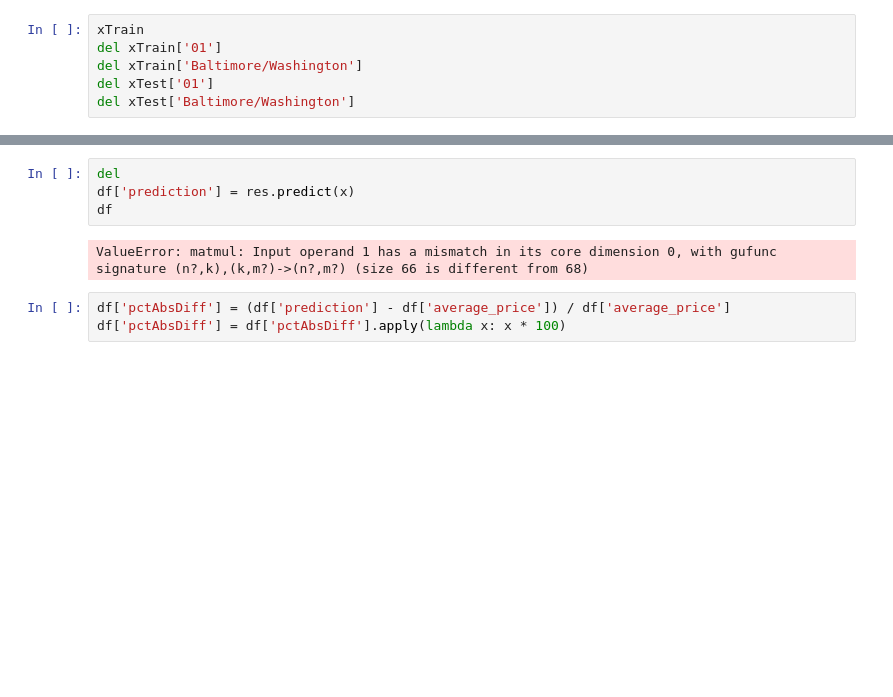
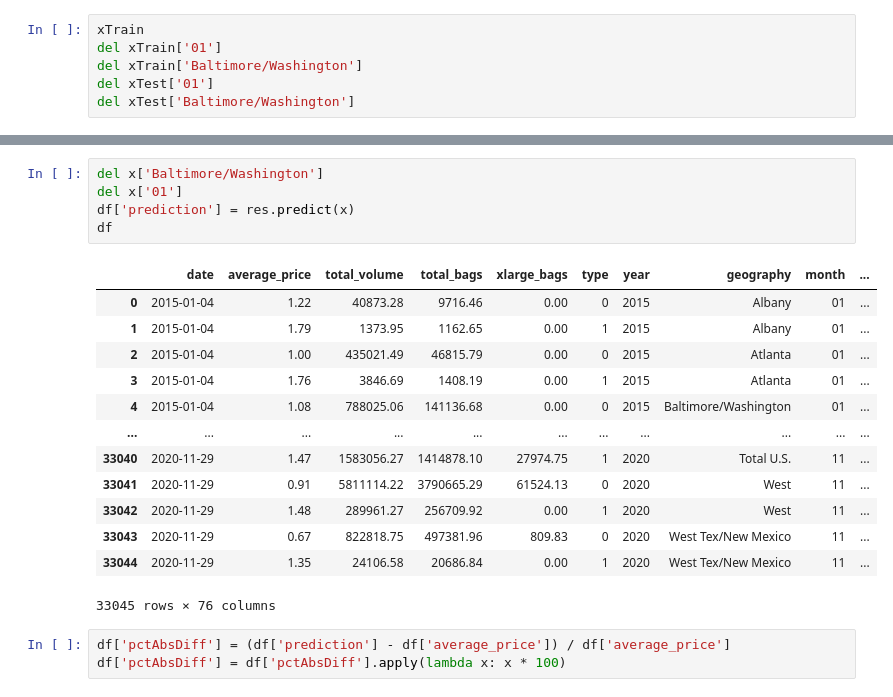
Before and after one commit to plqualls/CADO, a Jupyter notebook: report.ipynb, the cells around one changed output, grey strips where cells are left out. Drawn from its saved outputs; the diff is of its cells as text; blank space fills up the shorter version.

```diff
--- a/report.ipynb
+++ b/report.ipynb
@@ -210,9 +210,22 @@ RSQ = 0.24094570191081854
 # %%
-del
+del x['Baltimore/Washington']
+del x['01']
 df['prediction'] = res.predict(x)
 df
 # %% [output]
+|  | date | average_price | total_volume | total_bags | xlarge_bags | type | year | geography | month | ... |
+| 0 | 2015-01-04 | 1.22 | 40873.28 | 9716.46 | 0.00 | 0 | 2015 | Albany | 01 | ... |
+| 1 | 2015-01-04 | 1.79 | 1373.95 | 1162.65 | 0.00 | 1 | 2015 | Albany | 01 | ... |
+| 2 | 2015-01-04 | 1.00 | 435021.49 | 46815.79 | 0.00 | 0 | 2015 | Atlanta | 01 | ... |
+| 3 | 2015-01-04 | 1.76 | 3846.69 | 1408.19 | 0.00 | 1 | 2015 | Atlanta | 01 | ... |
+| 4 | 2015-01-04 | 1.08 | 788025.06 | 141136.68 | 0.00 | 0 | 2015 | Baltimore/Washington | 01 | ... |
+| ... | ... | ... | ... | ... | ... | ... | ... | ... | ... | ... |
+| 33040 | 2020-11-29 | 1.47 | 1583056.27 | 1414878.10 | 27974.75 | 1 | 2020 | Total U.S. | 11 | ... |
+| 33041 | 2020-11-29 | 0.91 | 5811114.22 | 3790665.29 | 61524.13 | 0 | 2020 | West | 11 | ... |
+| 33042 | 2020-11-29 | 1.48 | 289961.27 | 256709.92 | 0.00 | 1 | 2020 | West | 11 | ... |
+| 33043 | 2020-11-29 | 0.67 | 822818.75 | 497381.96 | 809.83 | 0 | 2020 | West Tex/New Mexico | 11 | ... |
+| 33044 | 2020-11-29 | 1.35 | 24106.58 | 20686.84 | 0.00 | 1 | 2020 | West Tex/New Mexico | 11 | ... |
-ValueError: matmul: Input operand 1 has a mismatch in its core dimension 0, with gufunc signature (n?,k),(k,m?)->(n?,m?) (size 66 is different from 68)
+33045 rows × 76 columns
 # %%
 df['pctAbsDiff'] = (df['prediction'] - df['average_price']) / df['average_price']
 df['pctAbsDiff'] = df['pctAbsDiff'].apply(lambda x: x * 100)
```
Also changed, not shown: parts of 10 cells of this notebook, 1 other file.
